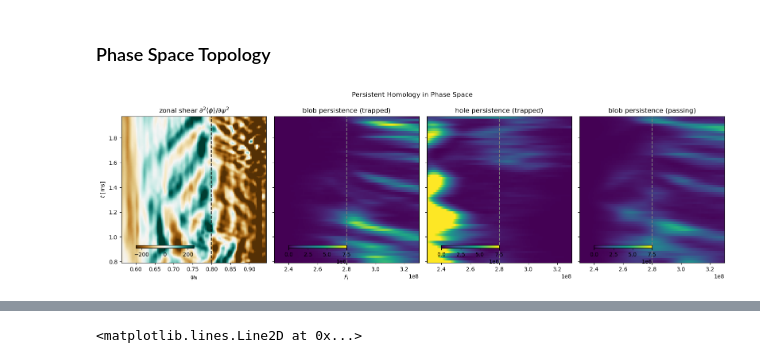
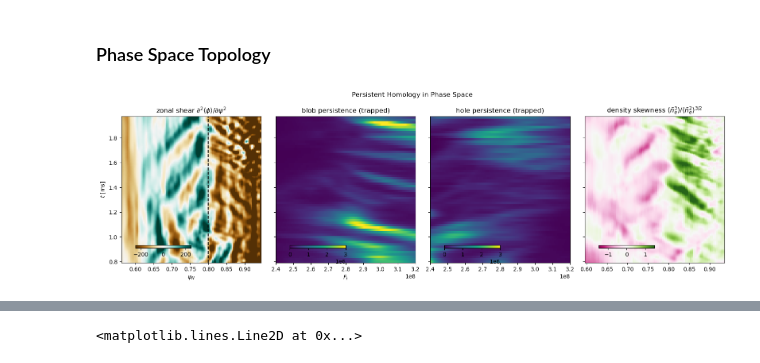
Before and after one commit to Maplenormandy/c1lgkt, a Jupyter notebook: bin/lco_analysis.ipynb, the cells around one changed output, grey strips where cells are left out. Drawn from its saved outputs; the diff is of its cells as text; code cells hidden in the pictures.

```diff
--- a/bin/lco_analysis.ipynb
+++ b/bin/lco_analysis.ipynb
@@ -204,10 +204,10 @@ s0_trapped_lower = np.empty(((500-tind_s0)//5, 512))
 s1_passing_lower = np.empty(((500-tind_s0)//5, 512))
 s0_passing_lower = np.empty(((500-tind_s0)//5, 512))
 
-SH = gudhi.representations.Silhouette(resolution=512, sample_range=[2.3e8, 3.3e8], weight=lambda x: np.power(np.abs(x[1]-x[0]),3))
+SH = gudhi.representations.Silhouette(resolution=512, sample_range=[2.2e8, 3.6e8], weight=lambda x: np.power(np.abs(x[1]-x[0]),2))
 
 for tind in tqdm(range(tind_s0, 500, 5)):
-    with open(f'F:/Documents/IFS/hmode_jet/outputs/phase_space_trapped_tda/persistence_diagram_{tind}.pkl', 'rb') as f:
+    with open(f'F:/Documents/IFS/hmode_jet/outputs/phase_space_analysis_trapped/persistence_diagram_{tind}.pkl', 'rb') as f:
         p_all = pickle.load(f)
 
     pp_lower = []
@@ -231,6 +231,7 @@ for tind in tqdm(range(tind_s0, 500, 5)):
     sh = SH.fit_transform([p0_lower])
     s0_trapped_lower[(tind-tind_s0)//5,:] = sh.flatten()
 
+    """
     with open(f'F:/Documents/IFS/hmode_jet/outputs/phase_space_passing_tda/persistence_diagram_{tind}.pkl', 'rb') as f:
         p_all = pickle.load(f)
 
@@ -254,6 +255,7 @@ for tind in tqdm(range(tind_s0, 500, 5)):
 
     sh = SH.fit_transform([p0_lower])
     s0_passing_lower[(tind-tind_s0)//5,:] = sh.flatten()
+    """
 # %%
 s1_den_lower = np.empty(((500-tind_s0)//5, 512))
 s0_den_lower = np.empty(((500-tind_s0)//5, 512))
@@ -287,44 +289,57 @@ sind0 = (tind0 - 100)//5
 surf0 = 150
 surf1 = 230
 
-f_range = np.linspace(2.3e8, 3.3e8, 513)
+f_range = np.linspace(2.4e8, 3.2e8, 513)
 
 pc = axs[0].pcolormesh(zpot_psi[160:-30]/eq.psix, t[tind0-1:]*1e3, -dzfield[tind0:,160:-30]*1e-3, cmap='BrBG', vmin=-250, vmax=250)
 axs[0].set_title(R'zonal shear $\partial^2 \langle\phi\rangle / \partial \psi^2$')
 cax = axs[0].inset_axes([0.1, 0.1, 0.4, 0.02])
 plt.colorbar(pc, cax=cax, orientation='horizontal')
 
-pc = axs[1].pcolormesh(f_range, t[tind0-1::5]*1e3, s1_trapped_lower[sind0:,:], vmin=0, vmax=7.5e6)
+pc = axs[1].pcolormesh(f_range, t[tind0-1::5]*1e3, s1_trapped_lower[sind0:,:], vmin=0, vmax=3e6)
 axs[1].set_title(R'blob persistence (trapped)')
 cax = axs[1].inset_axes([0.1, 0.1, 0.4, 0.02])
 plt.colorbar(pc, cax=cax, orientation='horizontal')
 
-pc = axs[2].pcolormesh(f_range, t[tind0-1::5]*1e3, s0_trapped_lower[sind0:,:], vmin=0, vmax=7.5e6)
+pc = axs[2].pcolormesh(f_range, t[tind0-1::5]*1e3, s0_trapped_lower[sind0:,:], vmin=0, vmax=3e6)
 axs[2].set_title(R'hole persistence (trapped)')
 cax = axs[2].inset_axes([0.1, 0.1, 0.4, 0.02])
 plt.colorbar(pc, cax=cax, orientation='horizontal')
 
-pc = axs[3].pcolormesh(f_range, t[tind0-1::5]*1e3, s1_passing_lower[sind0:,:], vmin=0, vmax=7.5e6)
-axs[3].set_title(R'blob persistence (passing)')
+#pc = axs[3].pcolormesh(f_range, t[tind0-1::5]*1e3, s1_passing_lower[sind0:,:], vmin=0, vmax=7.5e6)
+#axs[3].set_title(R'blob persistence (passing)')
+#cax = axs[3].inset_axes([0.1, 0.1, 0.4, 0.02])
+#plt.colorbar(pc, cax=cax, orientation='horizontal')
+
+#pc = axs[3].pcolormesh(psi_mks[surf0:surf1]/eq.psix, t[tind0:]*1e3, i_en_flux[tind0:,surf0:surf1])
+#axs[3].set_title(R'radial energy flux $\langle E V \cdot \nabla \psi \rangle$')
+#cax = axs[3].inset_axes([0.1, 0.1, 0.4, 0.02])
+#plt.colorbar(pc, cax=cax, orientation='horizontal')
+
+skewness = summary_data['e_den_skw'] / summary_data['e_den_var']**1.5
+pc = axs[3].pcolormesh(geom.psi_surf[surf0-1:-15]/eq.psix, t[tind0-1:]*1e3, skewness[tind0:,surf0:-15], vmin=-1.5, vmax=1.5, cmap='PiYG')
+axs[3].set_title(R'density skewness $\langle \tilde{n}_e^3 \rangle / \langle \tilde{n}_e^2 \rangle^{3/2}$')
 cax = axs[3].inset_axes([0.1, 0.1, 0.4, 0.02])
 plt.colorbar(pc, cax=cax, orientation='horizontal')
 
 axs[0].set_xlabel(R'$\psi_N$')
 axs[0].set_ylabel(R'$t$ [ms]')
 
 axs[1].set_xlabel(R'$F_i$')
 
 axs[0].axvline(geom.psi_surf[200]/eq.psix, color='k', linestyle='--')
-axs[1].axvline(2.8e8, color='tab:gray', linestyle='--')
-axs[2].axvline(2.8e8, color='tab:gray', linestyle='--')
-axs[3].axvline(2.8e8, color='tab:gray', linestyle='--')
+#axs[1].axvline(2.8e8, color='tab:gray', linestyle='--')
+#axs[2].axvline(2.8e8, color='tab:gray', linestyle='--')
+#axs[3].axvline(2.8e8, color='tab:gray', linestyle='--')
+
+
 
 
 plt.suptitle('Persistent Homology in Phase Space')
 
 plt.tight_layout()
 # %% [output]
-[figure, old version]
+[figure, new version]
 # %%
 sind0
 # %% [output]
```
Also changed, not shown: parts of 2 cells of this notebook, 7 other files.
